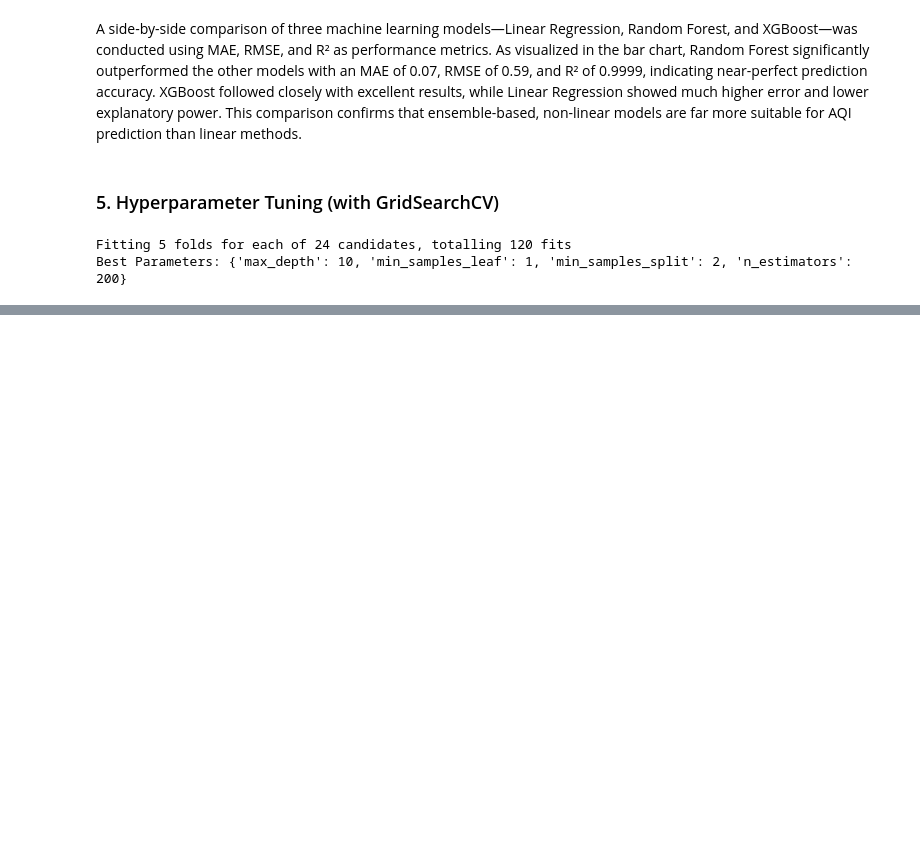
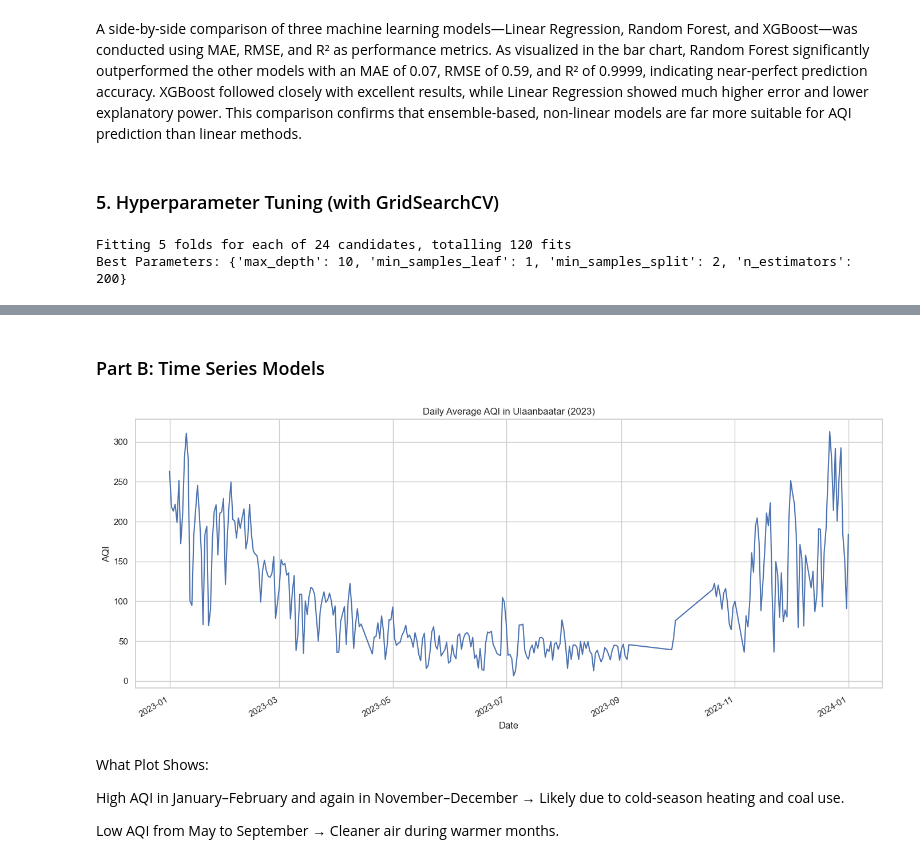
Before and after one commit to CCT-Dublin/capstone-project-Nomin1016, a Jupyter notebook: Nomin_CA3_StrategicThinking.ipynb, the cells around one changed output, grey strips where cells are left out. Drawn from its saved outputs; the diff is of its cells as text; code cells hidden in the pictures; blank space fills up the shorter version.

```diff
--- a/Nomin_CA3_StrategicThinking.ipynb
+++ b/Nomin_CA3_StrategicThinking.ipynb
@@ -656,0 +697,27 @@ Best Parameters: {'max_depth': 10, 'min_samples_leaf': 1, 'min_samples_split': 2
+# %% [markdown]
+### Part B: Time Series Models
+# %%
+# Resample hourly AQI data to daily average
+daily_aqi = df['AQI'].resample('D').mean()
+
+# Drop missing values if any
+daily_aqi.dropna(inplace=True)
+
+plt.figure(figsize=(14,6))
+daily_aqi.plot()
+plt.title('Daily Average AQI in Ulaanbaatar (2023)')
+plt.xlabel('Date')
+plt.ylabel('AQI')
+plt.grid(True)
+plt.tight_layout()
+plt.show()
+# %% [output]
+[figure, added]
+# %% [markdown]
+What Plot Shows:
+
+High AQI in January–February and again in November–December
+→ Likely due to cold-season heating and coal use.
+
+Low AQI from May to September
+→ Cleaner air during warmer months.
```
Also changed, not shown: parts of 20 cells of this notebook.
